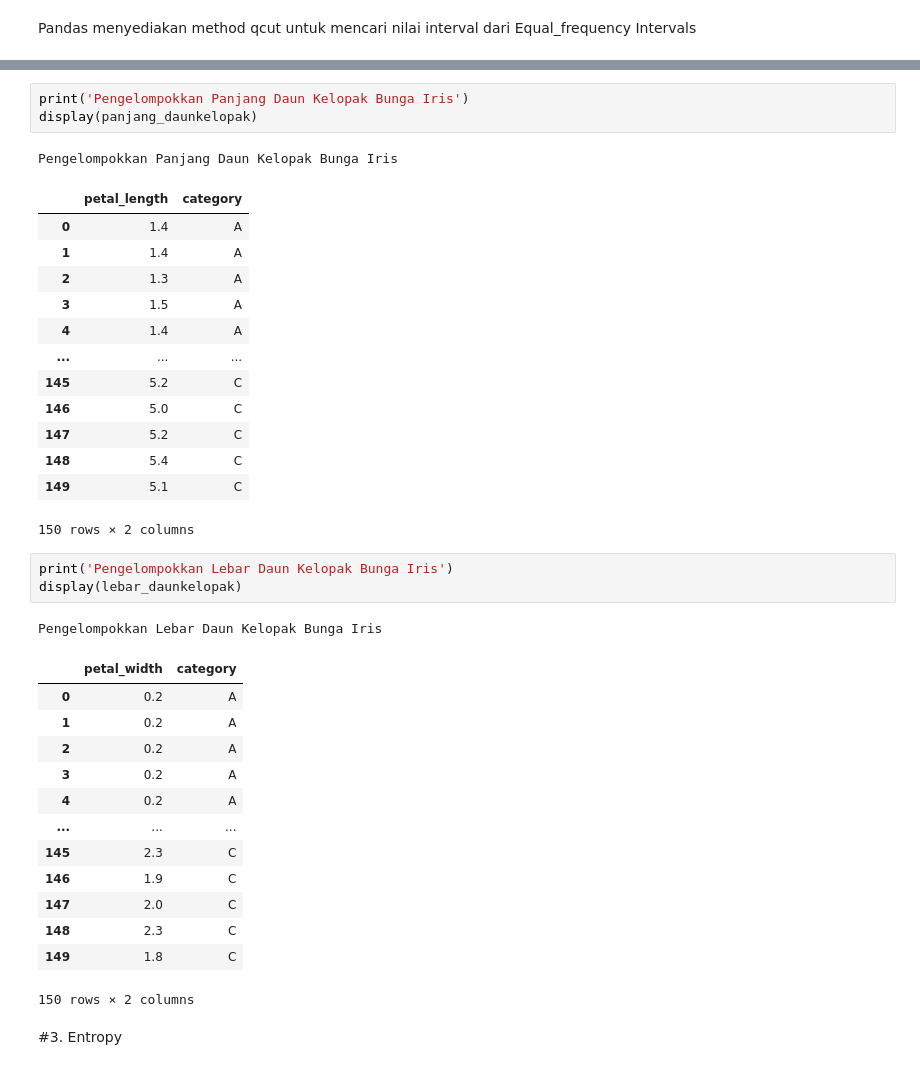
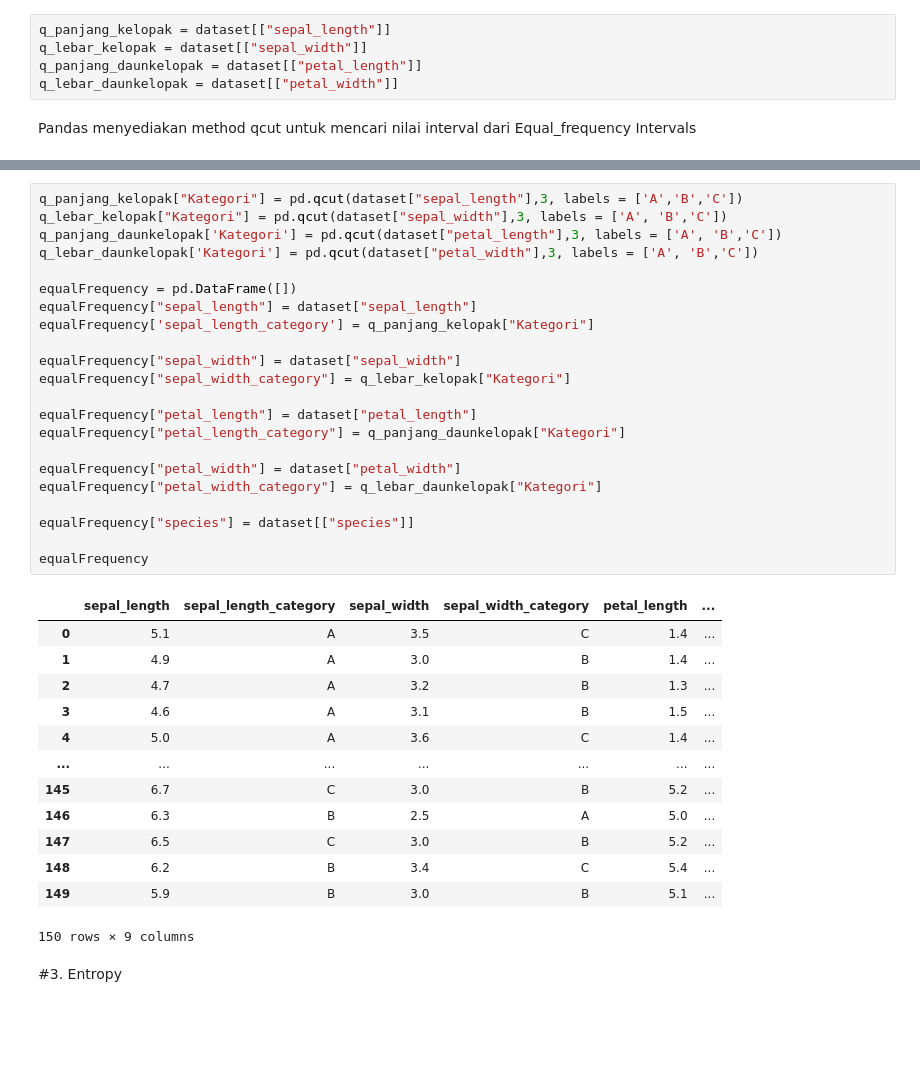
Before and after one commit to SitiUlunNuhaKarimah127/datamining, a Jupyter notebook: _sources/Tugas 2.ipynb, the cells around one changed output, grey strips where cells are left out. Saved outputs shown, nothing was run; the diff lists cells and outputs as text; blank space fills up the shorter version.

```diff
--- a/_sources/Tugas 2.ipynb
+++ b/_sources/Tugas 2.ipynb
@@ -198,5 +102,10 @@ Pengelompokkan Lebar Daun Kelopak Bunga Iris
 #2. Equal Frequency Intervalss
 # %% [markdown]
 Equal-frequency intervals adalah discretization yang membagi data numerik menjadi beberapa kelompok dengan jumlah anggota yang kurang lebih sama besar.
+# %%
+q_panjang_kelopak = dataset[["sepal_length"]]
+q_lebar_kelopak = dataset[["sepal_width"]]
+q_panjang_daunkelopak = dataset[["petal_length"]]
+q_lebar_daunkelopak = dataset[["petal_width"]]
 # %% [markdown]
 Pandas menyediakan method qcut untuk mencari nilai interval dari Equal_frequency Intervals
@@ -267,39 +112,39 @@ Pengelompokkan Lebar Kelopak Bunga Iris
-# %%
-print('Pengelompokkan Panjang Daun Kelopak Bunga Iris')
-display(panjang_daunkelopak)
-# %% [output]
-Pengelompokkan Panjang Daun Kelopak Bunga Iris
-|  | petal_length | category |
-| 0 | 1.4 | A |
-| 1 | 1.4 | A |
-| 2 | 1.3 | A |
-| 3 | 1.5 | A |
-| 4 | 1.4 | A |
-| ... | ... | ... |
-| 145 | 5.2 | C |
-| 146 | 5.0 | C |
-| 147 | 5.2 | C |
-| 148 | 5.4 | C |
-| 149 | 5.1 | C |
-150 rows × 2 columns
-# %%
-print('Pengelompokkan Lebar Daun Kelopak Bunga Iris')
-display(lebar_daunkelopak)
-# %% [output]
-Pengelompokkan Lebar Daun Kelopak Bunga Iris
-|  | petal_width | category |
-| 0 | 0.2 | A |
-| 1 | 0.2 | A |
-| 2 | 0.2 | A |
-| 3 | 0.2 | A |
-| 4 | 0.2 | A |
-| ... | ... | ... |
-| 145 | 2.3 | C |
-| 146 | 1.9 | C |
-| 147 | 2.0 | C |
-| 148 | 2.3 | C |
-| 149 | 1.8 | C |
-150 rows × 2 columns
+# %%
+q_panjang_kelopak["Kategori"] = pd.qcut(dataset["sepal_length"],3, labels = ['A','B','C'])
+q_lebar_kelopak["Kategori"] = pd.qcut(dataset["sepal_width"],3, labels = ['A', 'B','C'])
+q_panjang_daunkelopak['Kategori'] = pd.qcut(dataset["petal_length"],3, labels = ['A', 'B','C'])
+q_lebar_daunkelopak['Kategori'] = pd.qcut(dataset["petal_width"],3, labels = ['A', 'B','C'])
+
+equalFrequency = pd.DataFrame([])
+equalFrequency["sepal_length"] = dataset["sepal_length"]
+equalFrequency['sepal_length_category'] = q_panjang_kelopak["Kategori"]
+
+equalFrequency["sepal_width"] = dataset["sepal_width"]
+equalFrequency["sepal_width_category"] = q_lebar_kelopak["Kategori"]
+
+equalFrequency["petal_length"] = dataset["petal_length"]
+equalFrequency["petal_length_category"] = q_panjang_daunkelopak["Kategori"]
+
+equalFrequency["petal_width"] = dataset["petal_width"]
+equalFrequency["petal_width_category"] = q_lebar_daunkelopak["Kategori"]
+
+equalFrequency["species"] = dataset[["species"]]
+
+equalFrequency
+# %% [output]
+|  | sepal_length | sepal_length_category | sepal_width | sepal_width_category | petal_length | ... |
+| 0 | 5.1 | A | 3.5 | C | 1.4 | ... |
+| 1 | 4.9 | A | 3.0 | B | 1.4 | ... |
+| 2 | 4.7 | A | 3.2 | B | 1.3 | ... |
+| 3 | 4.6 | A | 3.1 | B | 1.5 | ... |
+| 4 | 5.0 | A | 3.6 | C | 1.4 | ... |
+| ... | ... | ... | ... | ... | ... | ... |
+| 145 | 6.7 | C | 3.0 | B | 5.2 | ... |
+| 146 | 6.3 | B | 2.5 | A | 5.0 | ... |
+| 147 | 6.5 | C | 3.0 | B | 5.2 | ... |
+| 148 | 6.2 | B | 3.4 | C | 5.4 | ... |
+| 149 | 5.9 | B | 3.0 | B | 5.1 | ... |
+150 rows × 9 columns
 # %% [markdown]
 #3. Entropy
 # %% [markdown]
```
Also changed, not shown: parts of 25 cells of this notebook, 3 other files.
